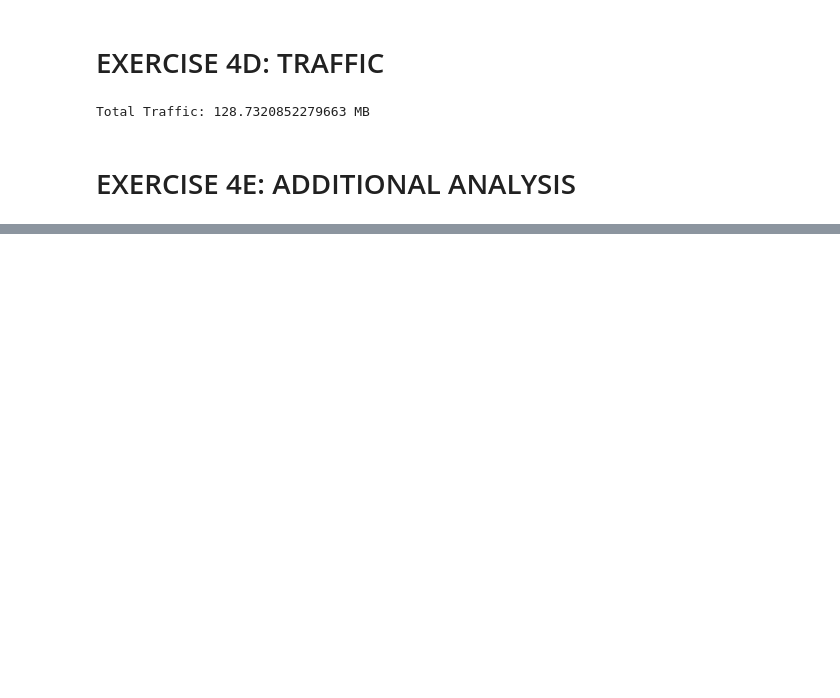
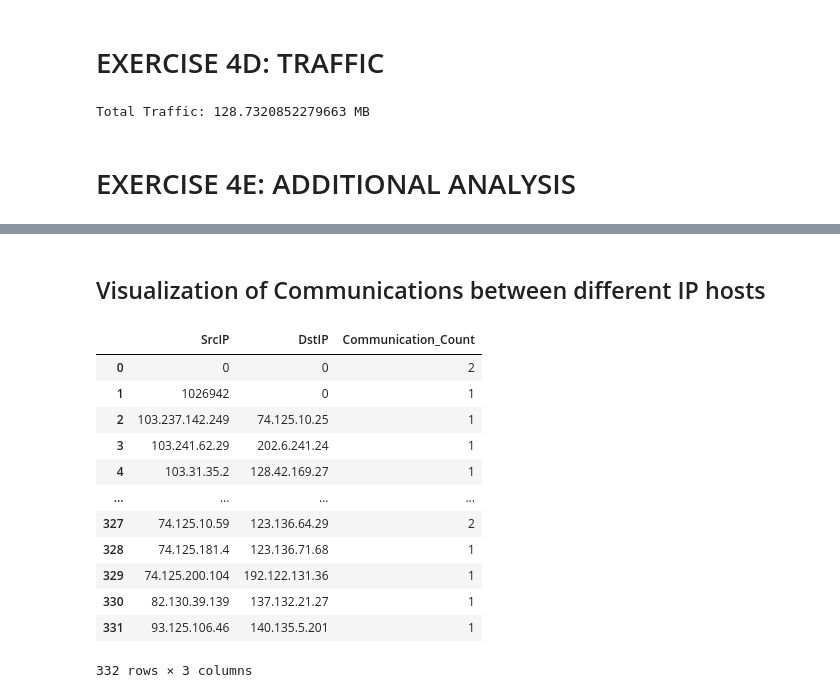
Before and after one commit to Lucria/CE3005_Lab4, a Jupyter notebook: lab4.ipynb, the cells around one changed output, grey strips where cells are left out. Drawn from its saved outputs; the diff is of its cells as text; code cells hidden in the pictures; blank space fills up the shorter version.

```diff
--- a/lab4.ipynb
+++ b/lab4.ipynb
@@ -133,0 +146,19 @@ Total Traffic: 128.7320852279663 MB
+# %% [markdown]
+## Visualization of Communications between different IP hosts
+# %%
+vis_df = comm_pair_df.copy()
+vis_df
+# %% [output]
+|  | SrcIP | DstIP | Communication_Count |
+| 0 | 0 | 0 | 2 |
+| 1 | 1026942 | 0 | 1 |
+| 2 | 103.237.142.249 | 74.125.10.25 | 1 |
+| 3 | 103.241.62.29 | 202.6.241.24 | 1 |
+| 4 | 103.31.35.2 | 128.42.169.27 | 1 |
+| ... | ... | ... | ... |
+| 327 | 74.125.10.59 | 123.136.64.29 | 2 |
+| 328 | 74.125.181.4 | 123.136.71.68 | 1 |
+| 329 | 74.125.200.104 | 192.122.131.36 | 1 |
+| 330 | 82.130.39.139 | 137.132.21.27 | 1 |
+| 331 | 93.125.106.46 | 140.135.5.201 | 1 |
+332 rows × 3 columns
```
Also changed, not shown: parts of 5 cells of this notebook.
